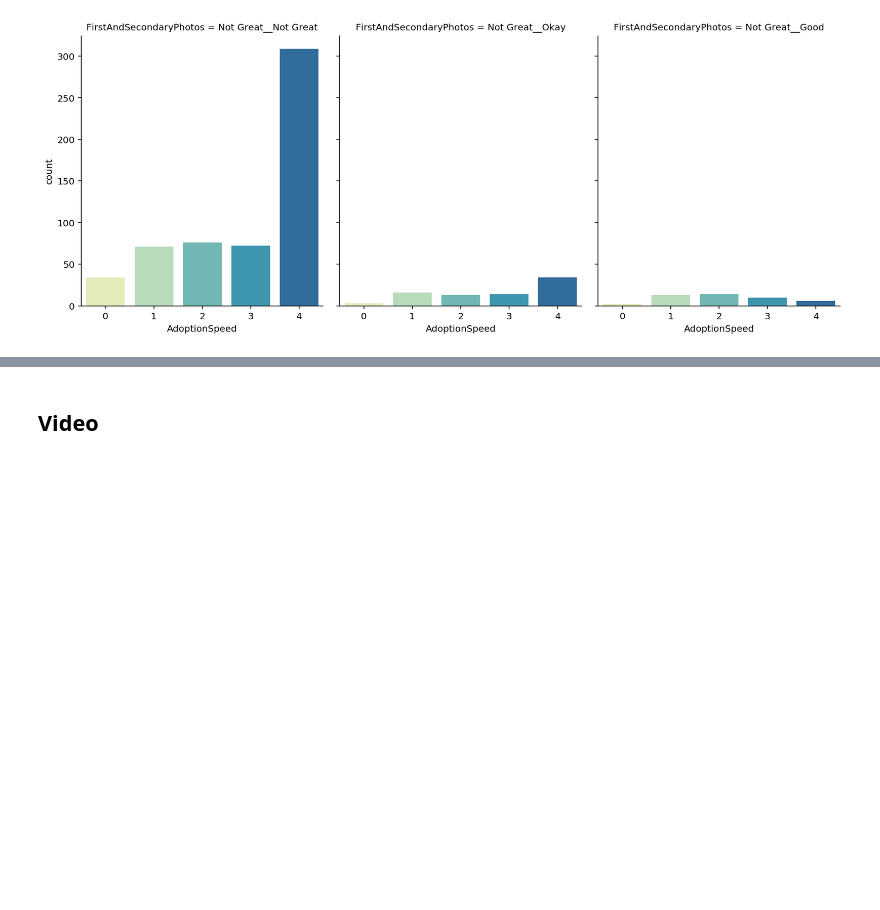
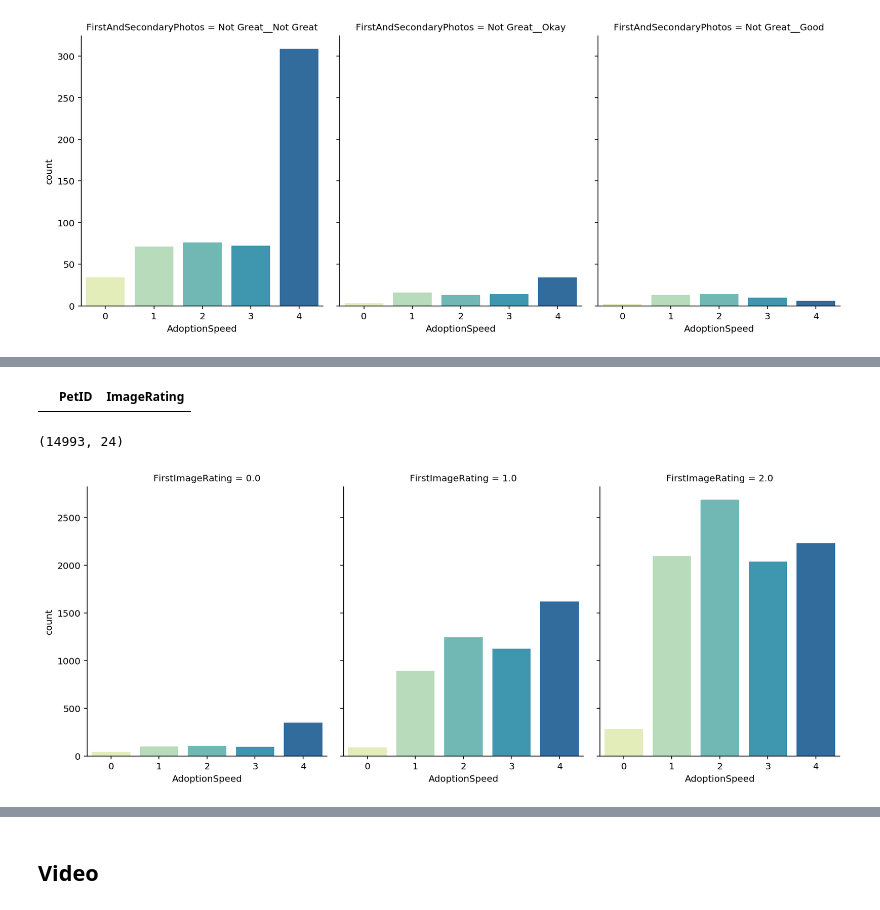
Before and after one commit to alhankeser/kaggle-petfinder, a Jupyter notebook: notebooks/step-by-step-eda-and-score-improvements.ipynb, the cells around one changed output, grey strips where cells are left out. Saved outputs shown, nothing was run; the diff lists cells and outputs as text; code cells hidden in the pictures; blank space fills up the shorter version.

```diff
--- a/notebooks/step-by-step-eda-and-score-improvements.ipynb
+++ b/notebooks/step-by-step-eda-and-score-improvements.ipynb
@@ -451,0 +446,9 @@ array([   33, 23234,    12,    45,   456,   454,     6,     6])
+# %%
+with open('../input/train_metadata/0a9f9f178-7.json') as json_file:
+    json_text = json.load(json_file)
+# %%
+image_data = pd.DataFrame(json_text['labelAnnotations']).drop(['mid', 'topicality'], axis=1).rename({'description': 'Description', 'score': 'Score'}, axis=1)
+# %%
+image_data['PetID'] = '0a9f9f178'
+# %%
+image_data['ImageID'] = 1
@@ -451,0 +581,16 @@ array([   33, 23234,    12,    45,   456,   454,     6,     6])
+# %%
+image_ratings = pd.DataFrame(columns=['PetID', 'ImageRating'])
+image_ratings
+# %% [output]
+|  | PetID | ImageRating |
+# %%
+reset_dfs()
+train_df.shape
+# %% [output]
+(14993, 24)
+# %%
+sns.catplot("AdoptionSpeed", col="FirstImageRating",col_wrap=4,
+                 data=train_df.log,
+                kind="count", height=5, aspect=.8);
+# %% [output]
+[figure, added]
```
Also changed, not shown: parts of 16 cells of this notebook, 4 other files.
